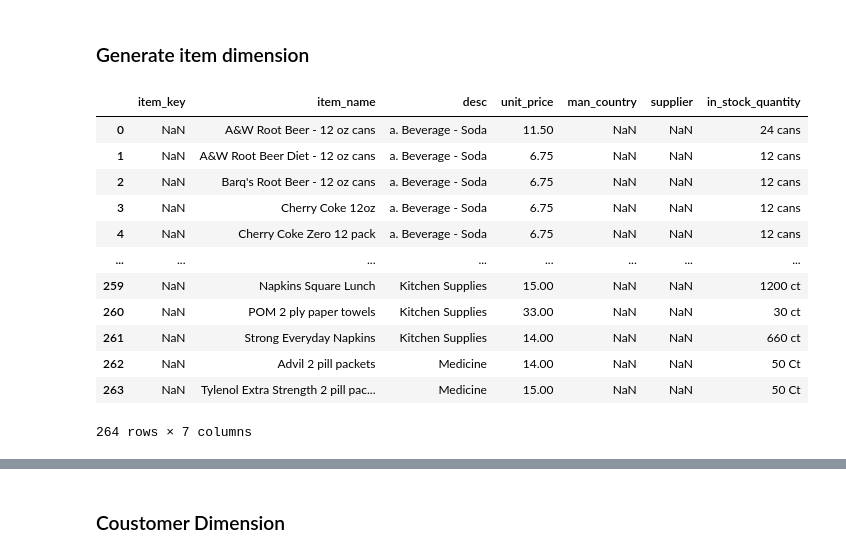
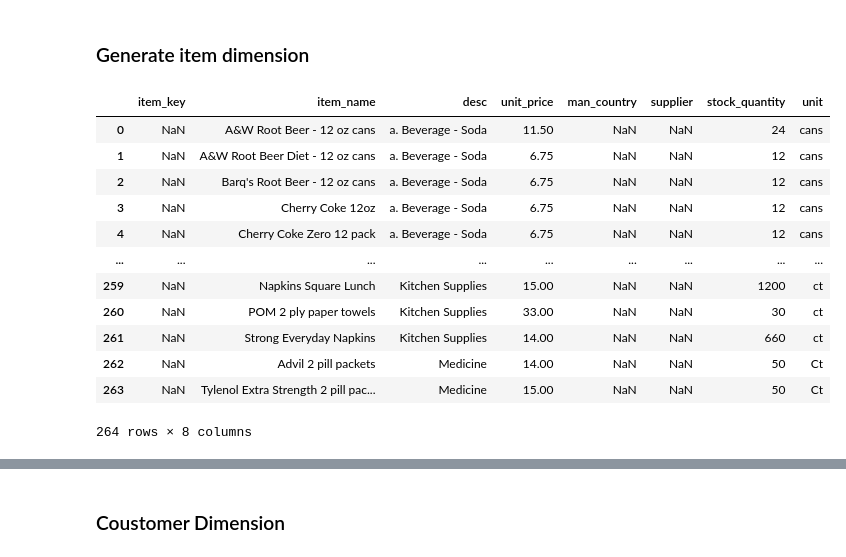
Before and after one commit to RaihanSabique/DW_Schema_Experiment, a Jupyter notebook: Randomized/Random_data_generation.ipynb, the cells around one changed output, grey strips where cells are left out. Drawn from its saved outputs; the diff is of its cells as text; code cells hidden in the pictures.

```diff
--- a/Randomized/Random_data_generation.ipynb
+++ b/Randomized/Random_data_generation.ipynb
@@ -25,21 +44,32 @@ trans_dim['payment_key'] = pd.Series(payment_key, index=trans_dim.index)
 # %% [markdown]
 ### Generate item dimension
-# %%
-item_dim
-# %% [output]
-|  | item_key | item_name | desc | unit_price | man_country | supplier | in_stock_quantity |
-| 0 | NaN | A&W Root Beer - 12 oz cans | a. Beverage - Soda | 11.50 | NaN | NaN | 24 cans |
-| 1 | NaN | A&W Root Beer Diet - 12 oz cans | a. Beverage - Soda | 6.75 | NaN | NaN | 12 cans |
-| 2 | NaN | Barq's Root Beer - 12 oz cans | a. Beverage - Soda | 6.75 | NaN | NaN | 12 cans |
-| 3 | NaN | Cherry Coke 12oz | a. Beverage - Soda | 6.75 | NaN | NaN | 12 cans |
-| 4 | NaN | Cherry Coke Zero 12 pack | a. Beverage - Soda | 6.75 | NaN | NaN | 12 cans |
-| ... | ... | ... | ... | ... | ... | ... | ... |
-| 259 | NaN | Napkins Square Lunch | Kitchen Supplies | 15.00 | NaN | NaN | 1200 ct |
-| 260 | NaN | POM 2 ply paper towels | Kitchen Supplies | 33.00 | NaN | NaN | 30 ct |
-| 261 | NaN | Strong Everyday Napkins | Kitchen Supplies | 14.00 | NaN | NaN | 660 ct |
-| 262 | NaN | Advil 2 pill packets | Medicine | 14.00 | NaN | NaN | 50 Ct |
-| 263 | NaN | Tylenol Extra Strength 2 pill pac... | Medicine | 15.00 | NaN | NaN | 50 Ct |
-264 rows × 7 columns
+# %%
+# item_dim['in_stock_quantity']
+quantity = []
+unit = []
+for i in item_dim['in_stock_quantity']:
+    itm = i.split(' ')
+    quantity.append(int(itm[0]))
+    unit.append(itm[1])
+# print(quantity)
+item_dim['stock_quantity'] = pd.Series(quantity, index=item_dim.index)
+item_dim['unit'] = pd.Series(unit, index=item_dim.index)
+del item_dim['in_stock_quantity']
+item_dim
+# %% [output]
+|  | item_key | item_name | desc | unit_price | man_country | supplier | stock_quantity | unit |
+| 0 | NaN | A&W Root Beer - 12 oz cans | a. Beverage - Soda | 11.50 | NaN | NaN | 24 | cans |
+| 1 | NaN | A&W Root Beer Diet - 12 oz cans | a. Beverage - Soda | 6.75 | NaN | NaN | 12 | cans |
+| 2 | NaN | Barq's Root Beer - 12 oz cans | a. Beverage - Soda | 6.75 | NaN | NaN | 12 | cans |
+| 3 | NaN | Cherry Coke 12oz | a. Beverage - Soda | 6.75 | NaN | NaN | 12 | cans |
+| 4 | NaN | Cherry Coke Zero 12 pack | a. Beverage - Soda | 6.75 | NaN | NaN | 12 | cans |
+| ... | ... | ... | ... | ... | ... | ... | ... | ... |
+| 259 | NaN | Napkins Square Lunch | Kitchen Supplies | 15.00 | NaN | NaN | 1200 | ct |
+| 260 | NaN | POM 2 ply paper towels | Kitchen Supplies | 33.00 | NaN | NaN | 30 | ct |
+| 261 | NaN | Strong Everyday Napkins | Kitchen Supplies | 14.00 | NaN | NaN | 660 | ct |
+| 262 | NaN | Advil 2 pill packets | Medicine | 14.00 | NaN | NaN | 50 | Ct |
+| 263 | NaN | Tylenol Extra Strength 2 pill pac... | Medicine | 15.00 | NaN | NaN | 50 | Ct |
+264 rows × 8 columns
 # %%
 from random import randrange
 country_name = ['Bangladesh', 'Cambodia', 'China', 'Finland', 'Germany', 'India', 'Lithuania', 'Netherlands', 'poland', 'United States']
```
Also changed, not shown: parts of 9 cells of this notebook, 2 other files.
